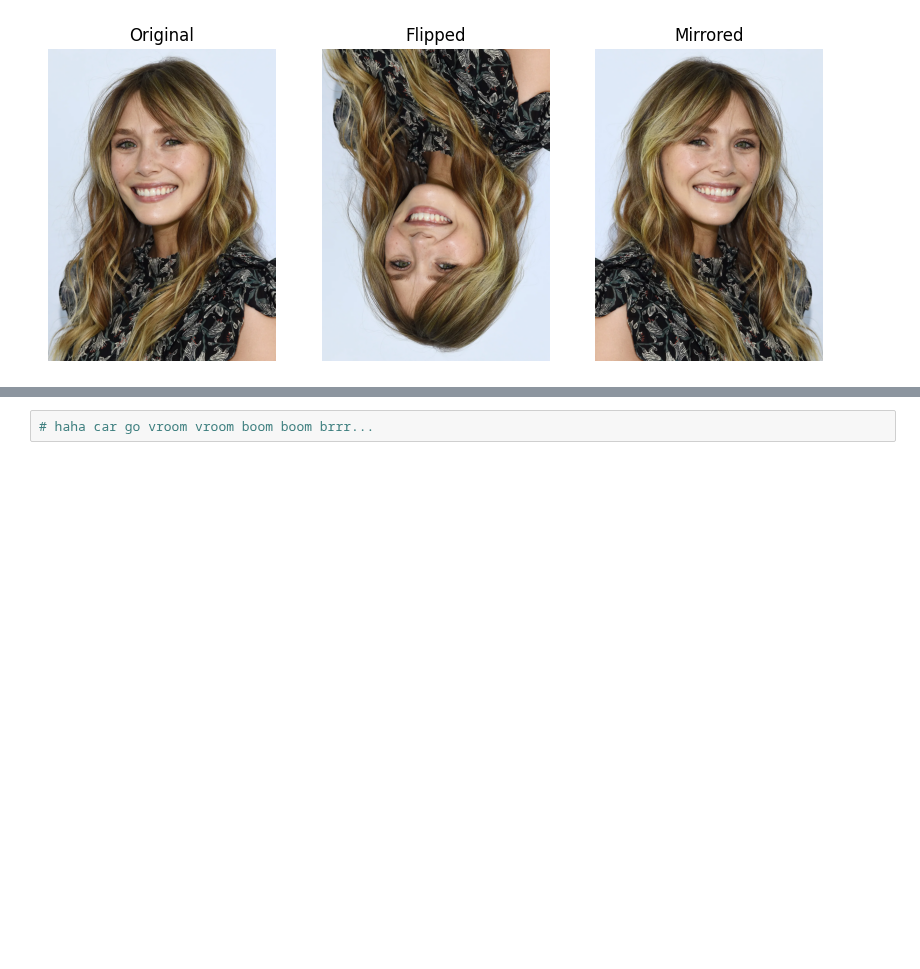
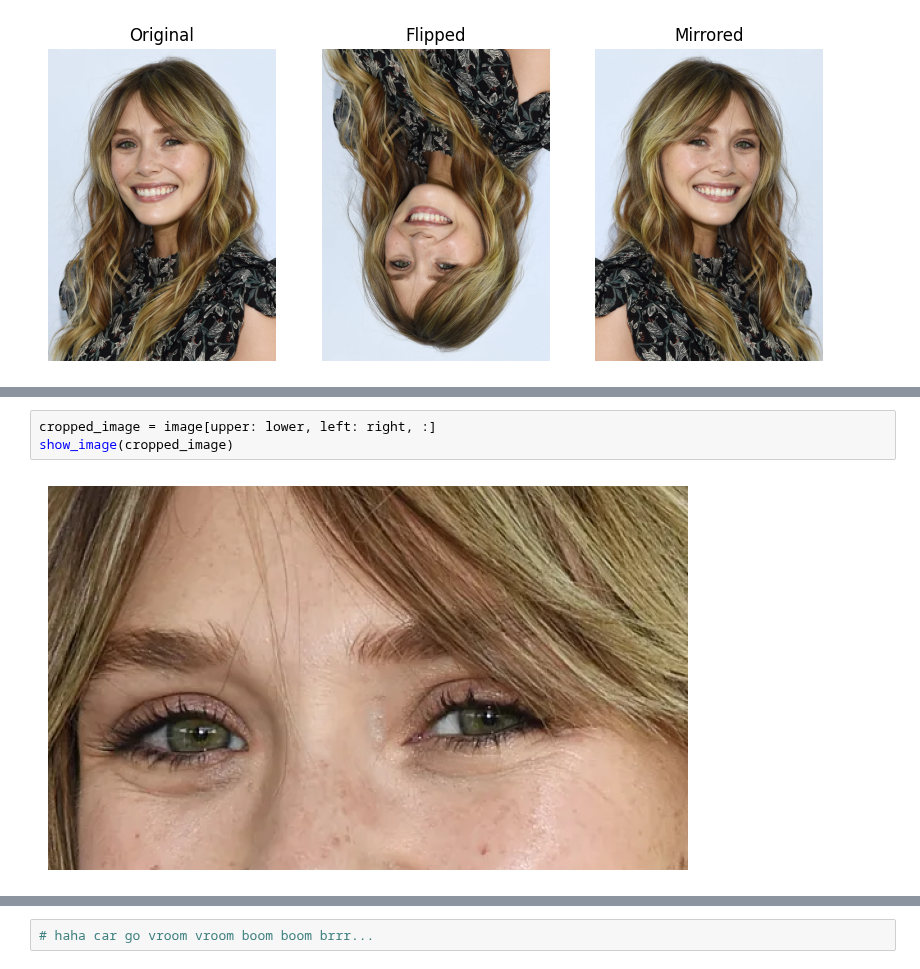
Before and after one commit to kamal-stark-dev/Learning, a Jupyter notebook: Python/Image Libraries/Manipulating-Images.ipynb, the cells around one changed output, grey strips where cells are left out. Drawn from its saved outputs; the diff is of its cells as text; blank space fills up the shorter version.

```diff
--- a/Python/Image Libraries/Manipulating-Images.ipynb
+++ b/Python/Image Libraries/Manipulating-Images.ipynb
@@ -74,0 +96,5 @@ show_image(im_rotate)
+# %%
+cropped_image = image[upper: lower, left: right, :]
+show_image(cropped_image)
+# %% [output]
+[figure, added]
```
Also changed, not shown: parts of 9 cells of this notebook.
